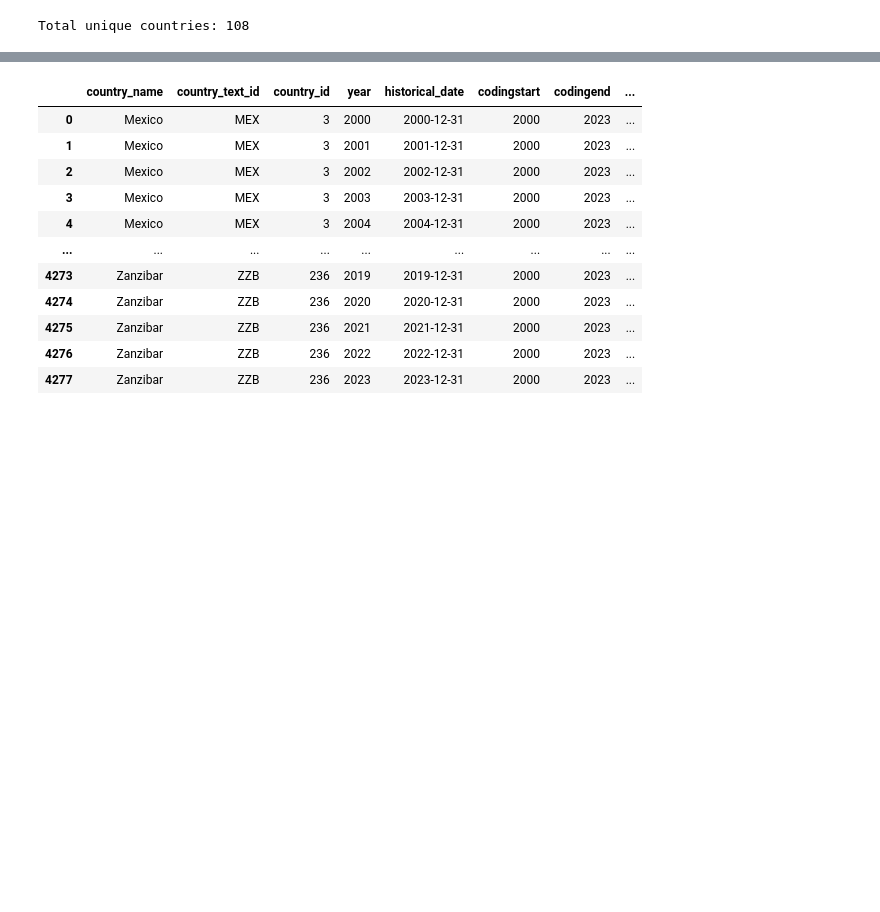
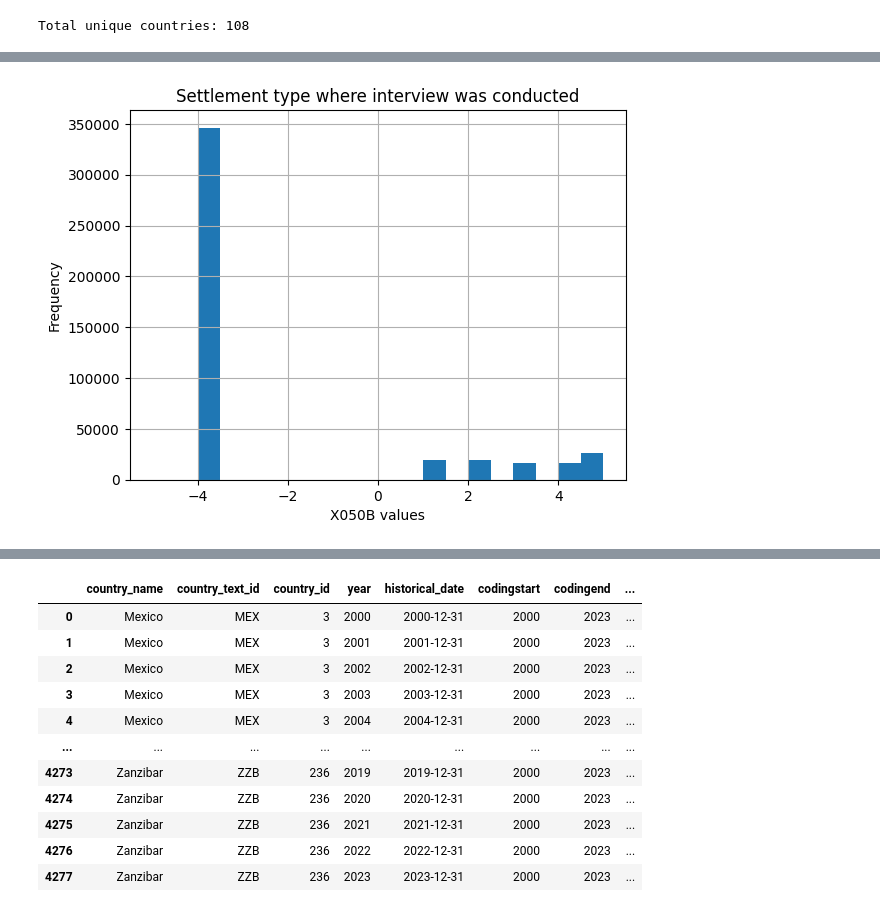
Before and after one commit to aranxaMarAm/new_misinformation_metrics, a Jupyter notebook: data_prep.ipynb, the cells around one changed output, grey strips where cells are left out. Saved outputs shown, nothing was run; the diff lists cells and outputs as text; code cells hidden in the pictures; blank space fills up the shorter version.

```diff
--- a/data_prep.ipynb
+++ b/data_prep.ipynb
@@ -38,0 +106,8 @@ Max year: 2023
+# %%
+df_wvs["X050B"].hist(bins=20)
+plt.title("Settlement type where interview was conducted")
+plt.xlabel("X050B values")
+plt.ylabel("Frequency")
+plt.show()
+# %% [output]
+[figure, added]
```
Also changed, not shown: parts of 21 cells of this notebook.
